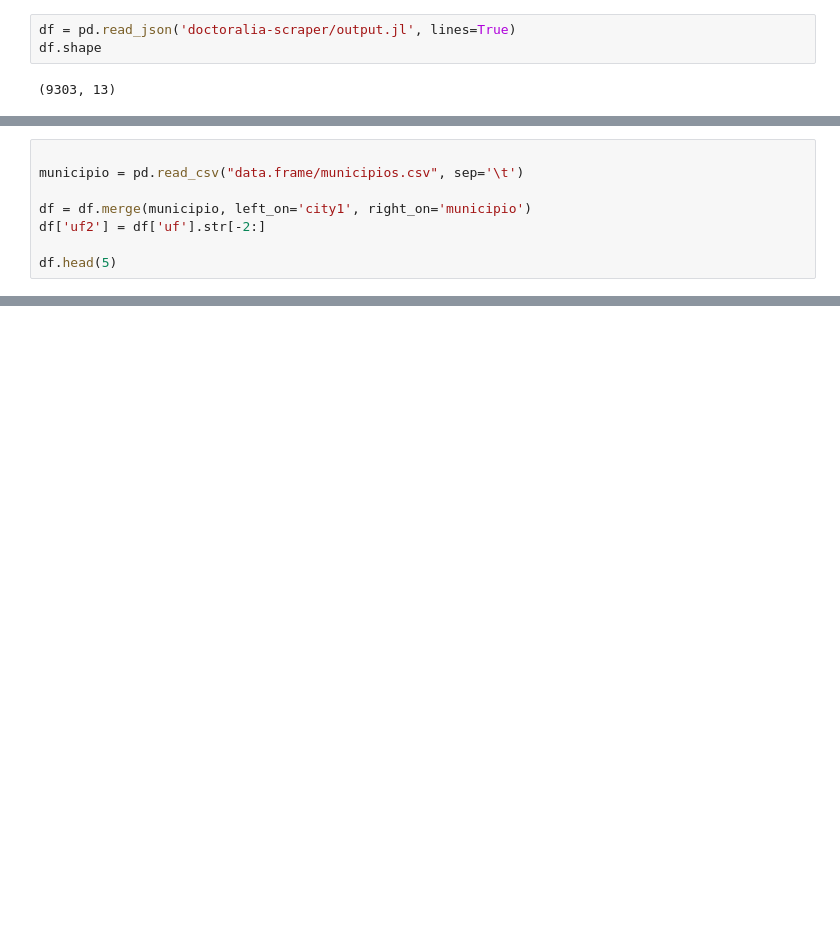
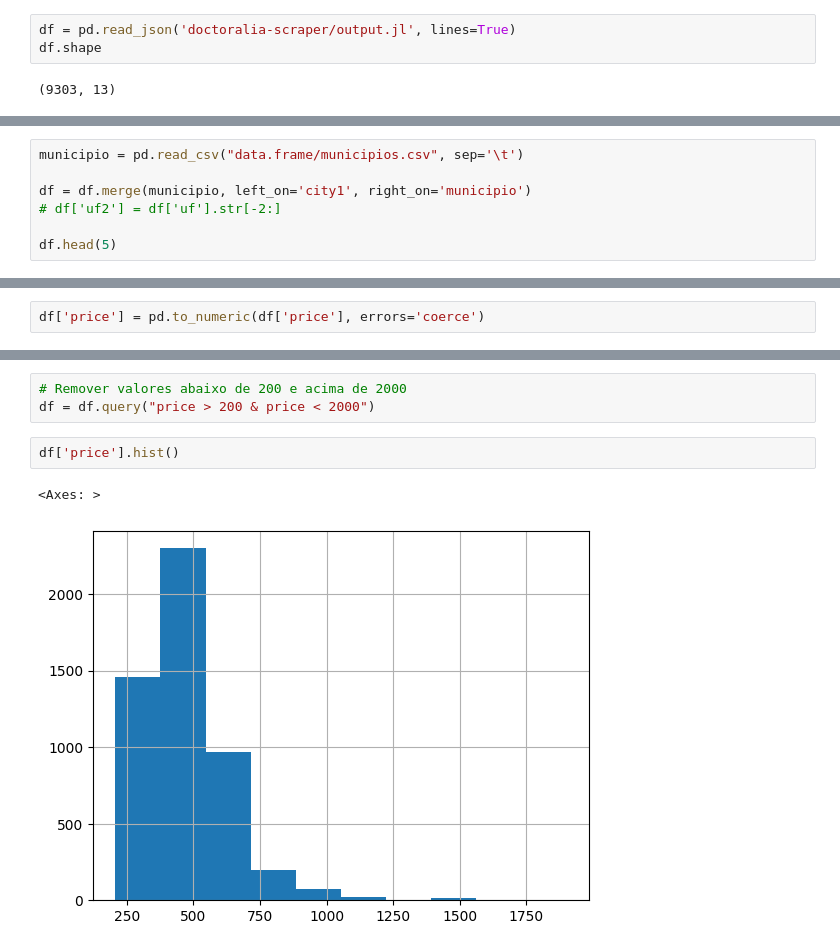
Before and after one commit to primojr/WebScr-Doctoralia, a Jupyter notebook: EDA_doctoralia_psiquiatria.ipynb, the cells around one changed output, grey strips where cells are left out. Cells and saved outputs as stored; diff of their text form; blank space fills up the shorter version.

```diff
--- a/EDA_doctoralia_psiquiatria.ipynb
+++ b/EDA_doctoralia_psiquiatria.ipynb
@@ -60,9 +29,8 @@ df.groupby('region').describe()
 # %%
-
 municipio = pd.read_csv("data.frame/municipios.csv", sep='\t')
 
 df = df.merge(municipio, left_on='city1', right_on='municipio')
-df['uf2'] = df['uf'].str[-2:]
+# df['uf2'] = df['uf'].str[-2:]
 
 df.head(5)
 # %% [output]
@@ -69,0 +51,2 @@ MergeError: Passing 'suffixes' which cause duplicate columns {'municipio_x', 'id
+# %%
+df['price'] = pd.to_numeric(df['price'], errors='coerce')
@@ -69,0 +68,8 @@ MergeError: Passing 'suffixes' which cause duplicate columns {'municipio_x', 'id
+# %%
+# Remover valores abaixo de 200 e acima de 2000
+df = df.query("price > 200 & price < 2000")
+# %%
+df['price'].hist()
+# %% [output]
+<Axes: >
+[figure, added]
```
Also changed, not shown: parts of 27 cells of this notebook.
